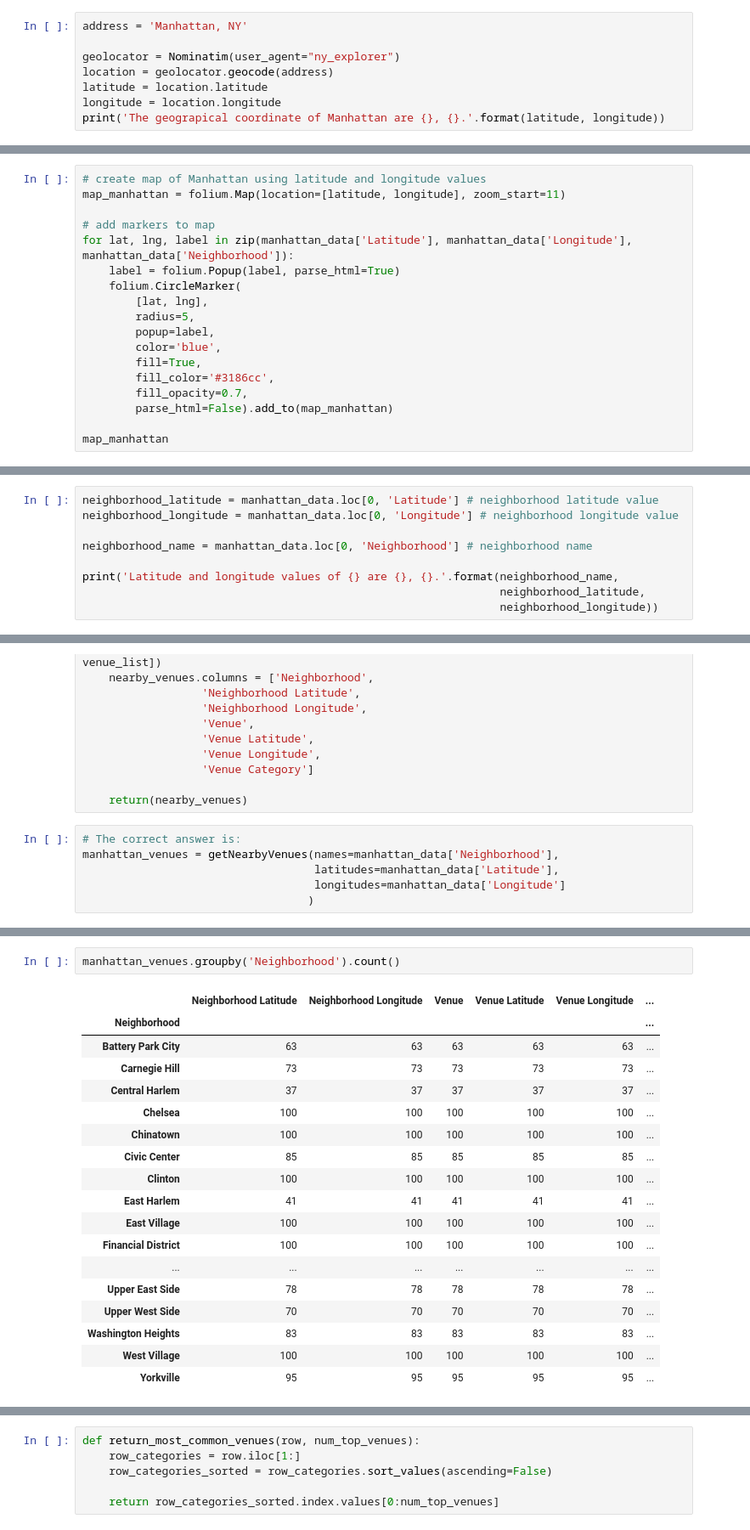
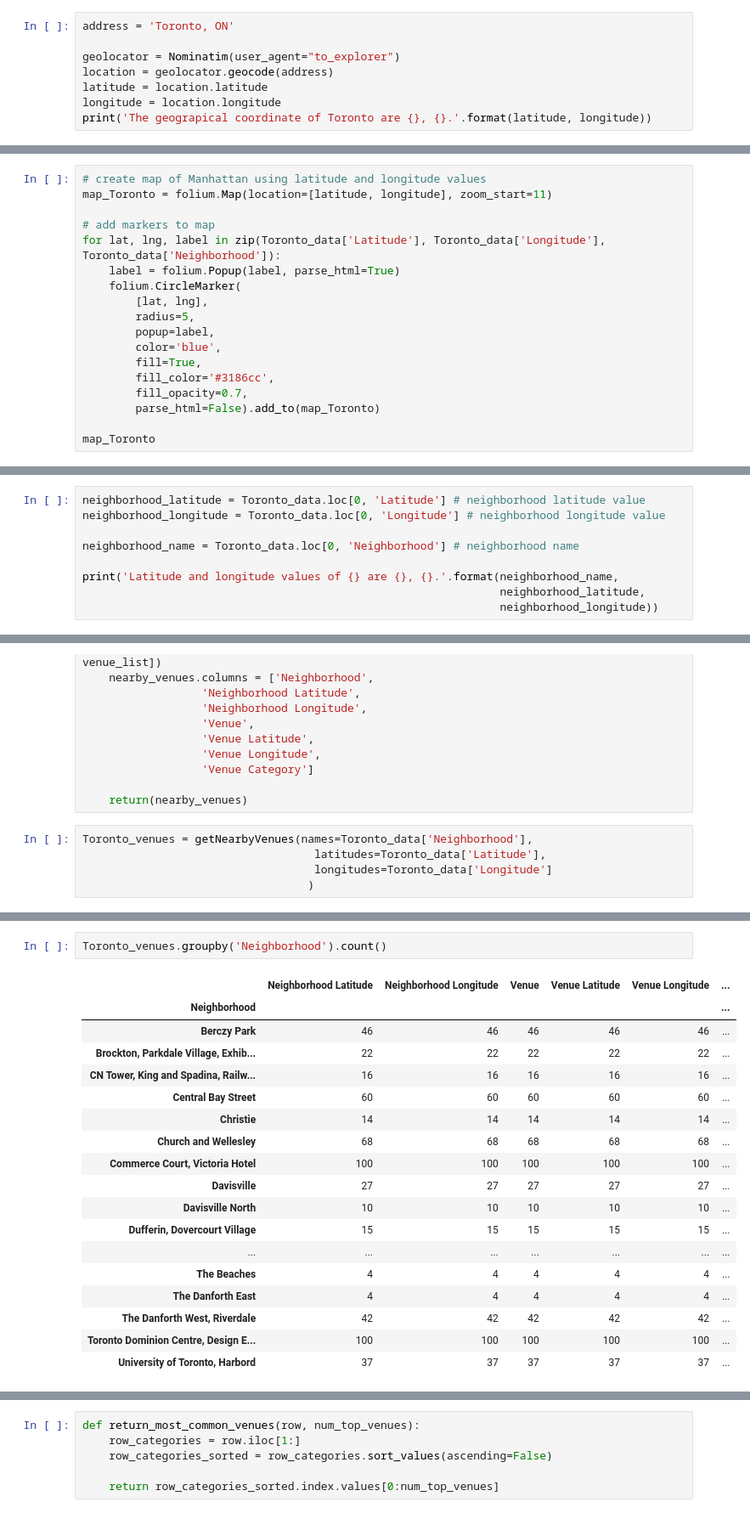
Before and after one commit to loyastyle/Coursera_Capstone, a Jupyter notebook: Segmenting and Clustering Neighborhoods in Toronto.ipynb, the cells around one changed output, grey strips where cells are left out. Shown at 85% size. Cells and saved outputs as stored; diff of their text form.

```diff
--- a/Segmenting and Clustering Neighborhoods in Toronto.ipynb
+++ b/Segmenting and Clustering Neighborhoods in Toronto.ipynb
@@ -202,9 +289,9 @@ manhattan_data.head()
 # %%
-address = 'Manhattan, NY'
+address = 'Toronto, ON'
 
-geolocator = Nominatim(user_agent="ny_explorer")
+geolocator = Nominatim(user_agent="to_explorer")
 location = geolocator.geocode(address)
 latitude = location.latitude
 longitude = location.longitude
-print('The geograpical coordinate of Manhattan are {}, {}.'.format(latitude, longitude))
+print('The geograpical coordinate of Toronto are {}, {}.'.format(latitude, longitude))
 # %% [output]
@@ -212,9 +299,9 @@ The geograpical coordinate of Manhattan are 40.7896239, -73.9598939.
 # %%
 # create map of Manhattan using latitude and longitude values
-map_manhattan = folium.Map(location=[latitude, longitude], zoom_start=11)
+map_Toronto = folium.Map(location=[latitude, longitude], zoom_start=11)
 
 # add markers to map
-for lat, lng, label in zip(manhattan_data['Latitude'], manhattan_data['Longitude'], manhattan_data['Neighborhood']):
+for lat, lng, label in zip(Toronto_data['Latitude'], Toronto_data['Longitude'], Toronto_data['Neighborhood']):
     label = folium.Popup(label, parse_html=True)
     folium.CircleMarker(
         [lat, lng],
@@ -224,9 +311,9 @@ for lat, lng, label in zip(manhattan_data['Latitude'], manhattan_data['Longitude
         fill=True,
         fill_color='#3186cc',
         fill_opacity=0.7,
-        parse_html=False).add_to(map_manhattan)
+        parse_html=False).add_to(map_Toronto)
 
-map_manhattan
+map_Toronto
 # %% [output]
 [interactive output not drawn]
 # %%
@@ -249,8 +336,8 @@ manhattan_data.loc[0, 'Neighborhood']
 # %%
-neighborhood_latitude = manhattan_data.loc[0, 'Latitude'] # neighborhood latitude value
-neighborhood_longitude = manhattan_data.loc[0, 'Longitude'] # neighborhood longitude value
+neighborhood_latitude = Toronto_data.loc[0, 'Latitude'] # neighborhood latitude value
+neighborhood_longitude = Toronto_data.loc[0, 'Longitude'] # neighborhood longitude value
 
-neighborhood_name = manhattan_data.loc[0, 'Neighborhood'] # neighborhood name
+neighborhood_name = Toronto_data.loc[0, 'Neighborhood'] # neighborhood name
 
 print('Latitude and longitude values of {} are {}, {}.'.format(neighborhood_name,
                                                                neighborhood_latitude,
@@ -375,9 +461,8 @@ def getNearbyVenues(names, latitudes, longitudes, radius=500):
 
     return(nearby_venues)
 # %%
-# The correct answer is:
-manhattan_venues = getNearbyVenues(names=manhattan_data['Neighborhood'],
-                                   latitudes=manhattan_data['Latitude'],
-                                   longitudes=manhattan_data['Longitude']
+Toronto_venues = getNearbyVenues(names=Toronto_data['Neighborhood'],
+                                   latitudes=Toronto_data['Latitude'],
+                                   longitudes=Toronto_data['Longitude']
                                   )
 # %% [output]
@@ -412,22 +497,22 @@ manhattan_venues.head()
 # %%
-manhattan_venues.groupby('Neighborhood').count()
+Toronto_venues.groupby('Neighborhood').count()
 # %% [output]
 |  | Neighborhood Latitude | Neighborhood Longitude | Venue | Venue Latitude | Venue Longitude | ... |
 | Neighborhood |  |  |  |  |  | ... |
-| Battery Park City | 63 | 63 | 63 | 63 | 63 | ... |
-| Carnegie Hill | 73 | 73 | 73 | 73 | 73 | ... |
-| Central Harlem | 37 | 37 | 37 | 37 | 37 | ... |
-| Chelsea | 100 | 100 | 100 | 100 | 100 | ... |
-| Chinatown | 100 | 100 | 100 | 100 | 100 | ... |
-| Civic Center | 85 | 85 | 85 | 85 | 85 | ... |
-| Clinton | 100 | 100 | 100 | 100 | 100 | ... |
-| East Harlem | 41 | 41 | 41 | 41 | 41 | ... |
-| East Village | 100 | 100 | 100 | 100 | 100 | ... |
-| Financial District | 100 | 100 | 100 | 100 | 100 | ... |
+| Berczy Park | 46 | 46 | 46 | 46 | 46 | ... |
+| Brockton, Parkdale Village, Exhib... | 22 | 22 | 22 | 22 | 22 | ... |
+| CN Tower, King and Spadina, Railw... | 16 | 16 | 16 | 16 | 16 | ... |
+| Central Bay Street | 60 | 60 | 60 | 60 | 60 | ... |
+| Christie | 14 | 14 | 14 | 14 | 14 | ... |
+| Church and Wellesley | 68 | 68 | 68 | 68 | 68 | ... |
+| Commerce Court, Victoria Hotel | 100 | 100 | 100 | 100 | 100 | ... |
+| Davisville | 27 | 27 | 27 | 27 | 27 | ... |
+| Davisville North | 10 | 10 | 10 | 10 | 10 | ... |
+| Dufferin, Dovercourt Village | 15 | 15 | 15 | 15 | 15 | ... |
 | ... | ... | ... | ... | ... | ... | ... |
-| Upper East Side | 78 | 78 | 78 | 78 | 78 | ... |
-| Upper West Side | 70 | 70 | 70 | 70 | 70 | ... |
-| Washington Heights | 83 | 83 | 83 | 83 | 83 | ... |
-| West Village | 100 | 100 | 100 | 100 | 100 | ... |
-| Yorkville | 95 | 95 | 95 | 95 | 95 | ... |
+| The Beaches | 4 | 4 | 4 | 4 | 4 | ... |
+| The Danforth East | 4 | 4 | 4 | 4 | 4 | ... |
+| The Danforth West, Riverdale | 42 | 42 | 42 | 42 | 42 | ... |
+| Toronto Dominion Centre, Design E... | 100 | 100 | 100 | 100 | 100 | ... |
+| University of Toronto, Harbord | 37 | 37 | 37 | 37 | 37 | ... |
 # %%
```
Also changed, not shown: parts of 55 cells of this notebook.
